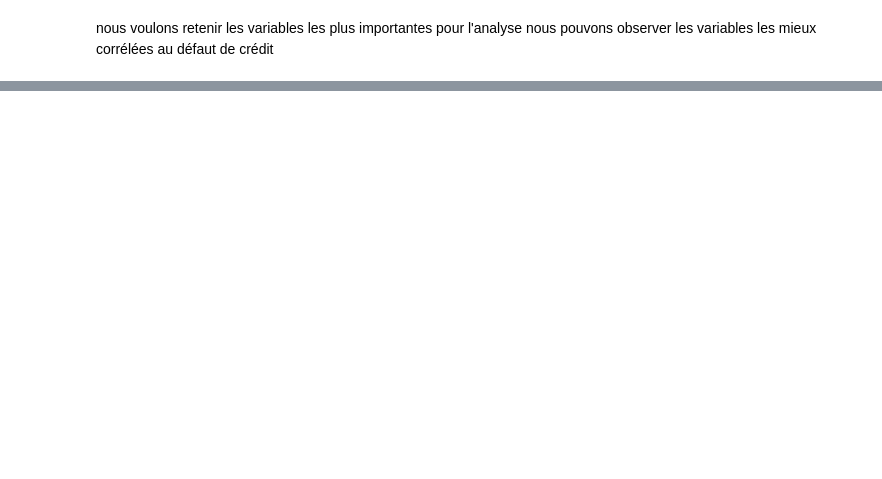
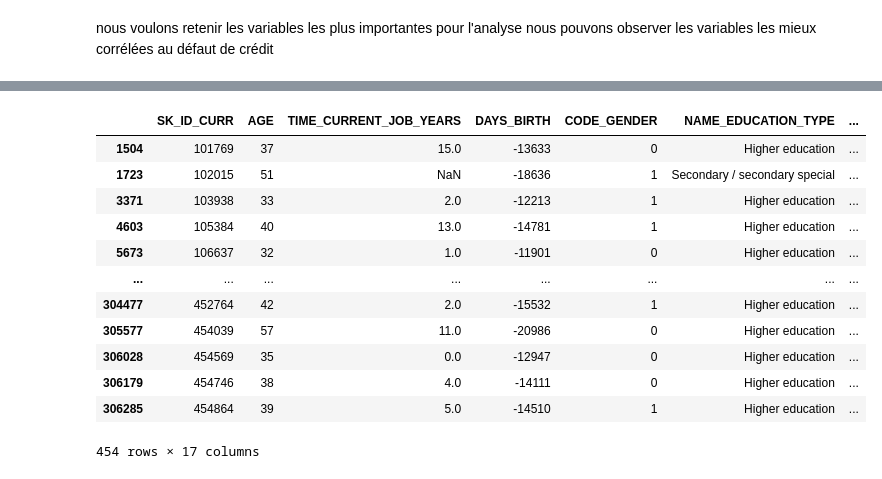
Before and after one commit to robinlhk/ocp7-scoring-model-cloud, a Jupyter notebook: notebooks/ocp7_stat_desc_proto_dashboard.ipynb, the cells around one changed output, grey strips where cells are left out. Cells and saved outputs as stored; diff of their text form; code cells hidden in the pictures; blank space fills up the shorter version.

```diff
--- a/notebooks/ocp7_stat_desc_proto_dashboard.ipynb
+++ b/notebooks/ocp7_stat_desc_proto_dashboard.ipynb
@@ -72,0 +54,2 @@ nous pouvons observer les variables les mieux corrélées au défaut de crédit
+# %%
+preprocess_train_df = preprocess_application_train_test_for_visualization(df_train)
@@ -72,0 +91,2 @@ nous pouvons observer les variables les mieux corrélées au défaut de crédit
+# %%
+viz_df_train["AMT_INCOME_TOTAL_zscore"] = (viz_df_train["AMT_INCOME_TOTAL"] - viz_df_train["AMT_INCOME_TOTAL"].mean()) / viz_df_train["AMT_INCOME_TOTAL"].std()
@@ -72,0 +127,3 @@ nous pouvons observer les variables les mieux corrélées au défaut de crédit
+# %%
+viz_df_train.loc[viz_df_train["AMT_INCOME_TOTAL_zscore"]>3,:]
+# %% [output]
@@ -72,0 +131,13 @@ nous pouvons observer les variables les mieux corrélées au défaut de crédit
+|  | SK_ID_CURR | AGE | TIME_CURRENT_JOB_YEARS | DAYS_BIRTH | CODE_GENDER | NAME_EDUCATION_TYPE | ... |
+| 1504 | 101769 | 37 | 15.0 | -13633 | 0 | Higher education | ... |
+| 1723 | 102015 | 51 | NaN | -18636 | 1 | Secondary / secondary special | ... |
+| 3371 | 103938 | 33 | 2.0 | -12213 | 1 | Higher education | ... |
+| 4603 | 105384 | 40 | 13.0 | -14781 | 1 | Higher education | ... |
+| 5673 | 106637 | 32 | 1.0 | -11901 | 0 | Higher education | ... |
+| ... | ... | ... | ... | ... | ... | ... | ... |
+| 304477 | 452764 | 42 | 2.0 | -15532 | 1 | Higher education | ... |
+| 305577 | 454039 | 57 | 11.0 | -20986 | 0 | Higher education | ... |
+| 306028 | 454569 | 35 | 0.0 | -12947 | 0 | Higher education | ... |
+| 306179 | 454746 | 38 | 4.0 | -14111 | 0 | Higher education | ... |
+| 306285 | 454864 | 39 | 5.0 | -14510 | 1 | Higher education | ... |
+454 rows × 17 columns
```
Also changed, not shown: parts of 31 cells of this notebook, 8 other files.
